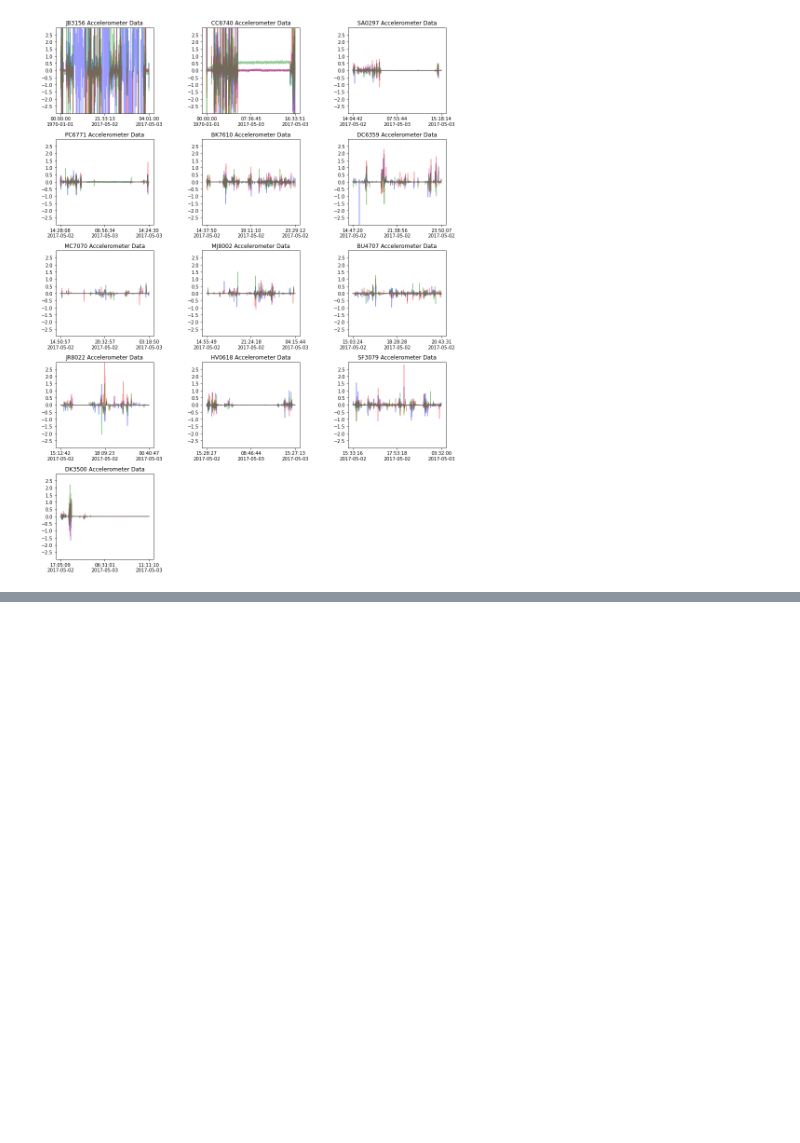
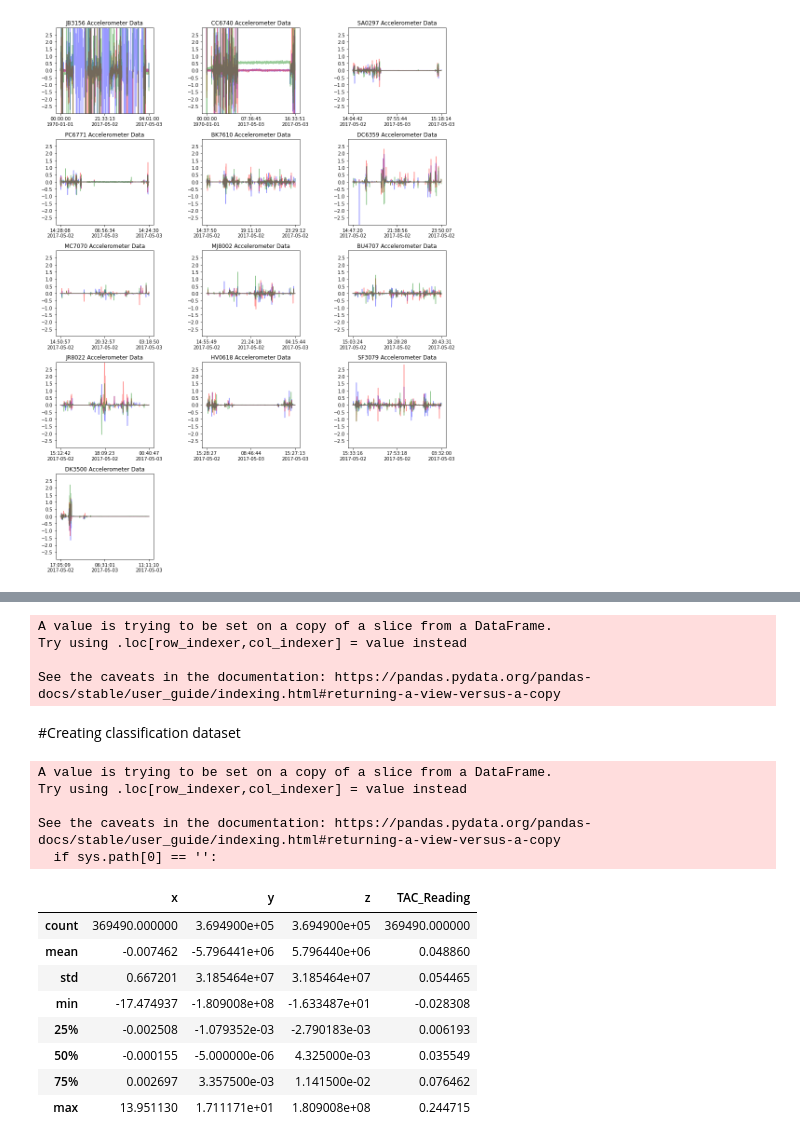
Before and after one commit to kshashank03/data-science-projects, a Jupyter notebook: Classification_Models/detecting_heavy_drinking_using_motion_data.ipynb, the cells around one changed output, grey strips where cells are left out. Drawn from its saved outputs; the diff is of its cells as text; code cells hidden in the pictures; blank space fills up the shorter version.

```diff
--- a/Classification_Models/detecting_heavy_drinking_using_motion_data.ipynb
+++ b/Classification_Models/detecting_heavy_drinking_using_motion_data.ipynb
@@ -107,9 +107,9 @@ for i in tqdm(accelerometer_data['pid'].unique()):
   plt.subplot(5, 3, counter).set_yticks([-2.5, -2.0, -1.5, -1.0, -0.5, 0.0, 0.5, 1.0, 1.5, 2.0, 2.5])
   plt.ylim(-3.0, 3.0)
   plt.title(i + ' Accelerometer Data')
-  plt.plot(time, x, color='b', alpha = 0.4)
-  plt.plot(time, y, color='r', alpha = 0.4)
-  plt.plot(time, z, color='g', alpha = 0.4)
+  plt.plot(time, x, color='b', alpha = 0.4, label='x')
+  plt.plot(time, y, color='r', alpha = 0.4, label='y')
+  plt.plot(time, z, color='g', alpha = 0.4, label='z')
   plt.subplots_adjust(hspace=0.3, wspace=0.5)
   counter +=1
 plt.show()
@@ -117,0 +122,2 @@ plt.show()
+# %%
+accelerometer_data = pd.read_csv('/content/drive/My Drive/Data Science/Detecting Heavy Drinking Episodes/data/all_accelerometer_data_pids_13.csv')
@@ -117,0 +158,57 @@ plt.show()
+# %%
+data_match_TAC = TAC_data[TAC_data['Participant'] == 'MJ8002']
+data_match_TAC['timestamp'] = data_match_TAC['timestamp'].astype(str)
+# %% [output]
+A value is trying to be set on a copy of a slice from a DataFrame.
+Try using .loc[row_indexer,col_indexer] = value instead
+
+See the caveats in the documentation: https://pandas.pydata.org/pandas-docs/stable/user_guide/indexing.html#returning-a-view-versus-a-copy
+# %% [markdown]
+#Creating classification dataset
+# %%
+#Drop TAC values that are outside the range of the Accelerometer data
+classification_data = pd.DataFrame(columns=['time', 'pid', 'x', 'y', 'z', 'TAC_Reading', 'drunk'])
+
+for i in tqdm(TAC_data['Participant'].unique()):
+  data_match = accelerometer_data.copy()
+  data_match = data_match[data_match['pid']==i]
+  data_match['time'] = [str(round(x/1000)) for x in data_match['time']]
+
+  data_match = data_match.groupby(['time', 'pid']).mean().reset_index()
+
+  data_match_TAC = TAC_data[TAC_data['Participant'] == i]
+  data_match_TAC['timestamp'] = data_match_TAC['timestamp'].astype(str)
+
+  data_match_TAC = data_match_TAC[(data_match_TAC['timestamp'] >= min(data_match['time'])) & \
+                                  (data_match_TAC['timestamp'] <= max(data_match['time']))]
+
+  merged_data = data_match.merge(data_match_TAC, how='outer' , left_on='time', right_on='timestamp')
+  merged_data['time'].fillna(merged_data['timestamp'], inplace=True)
+  merged_data['pid'].fillna(merged_data['Participant'], inplace=True)
+  merged_data.drop(['timestamp', 'Participant'], axis=1, inplace=True)
+  merged_data.sort_values(by=['time'], inplace=True)
+  merged_data['x'].fillna(method='ffill', inplace=True)
+  merged_data['y'].fillna(method='ffill', inplace=True)
+  merged_data['z'].fillna(method='ffill', inplace=True)
+  merged_data['TAC_Reading'].fillna(method='ffill', inplace=True)
+  merged_data['TAC_Reading'].fillna(method='bfill', inplace=True)
+  merged_data['drunk'] = merged_data['TAC_Reading'].apply(lambda x: 1 if x>=0.08 else 0)
+  classification_data = pd.concat([classification_data, merged_data])
+
+
+classification_data.describe()
+# %% [output]
+A value is trying to be set on a copy of a slice from a DataFrame.
+Try using .loc[row_indexer,col_indexer] = value instead
+
+See the caveats in the documentation: https://pandas.pydata.org/pandas-docs/stable/user_guide/indexing.html#returning-a-view-versus-a-copy
+  if sys.path[0] == '':
+|  | x | y | z | TAC_Reading |
+| count | 369490.000000 | 3.694900e+05 | 3.694900e+05 | 369490.000000 |
+| mean | -0.007462 | -5.796441e+06 | 5.796440e+06 | 0.048860 |
+| std | 0.667201 | 3.185464e+07 | 3.185464e+07 | 0.054465 |
+| min | -17.474937 | -1.809008e+08 | -1.633487e+01 | -0.028308 |
+| 25% | -0.002508 | -1.079352e-03 | -2.790183e-03 | 0.006193 |
+| 50% | -0.000155 | -5.000000e-06 | 4.325000e-03 | 0.035549 |
+| 75% | 0.002697 | 3.357500e-03 | 1.141500e-02 | 0.076462 |
+| max | 13.951130 | 1.711171e+01 | 1.809008e+08 | 0.244715 |
```
Also changed, not shown: parts of 21 cells of this notebook.
